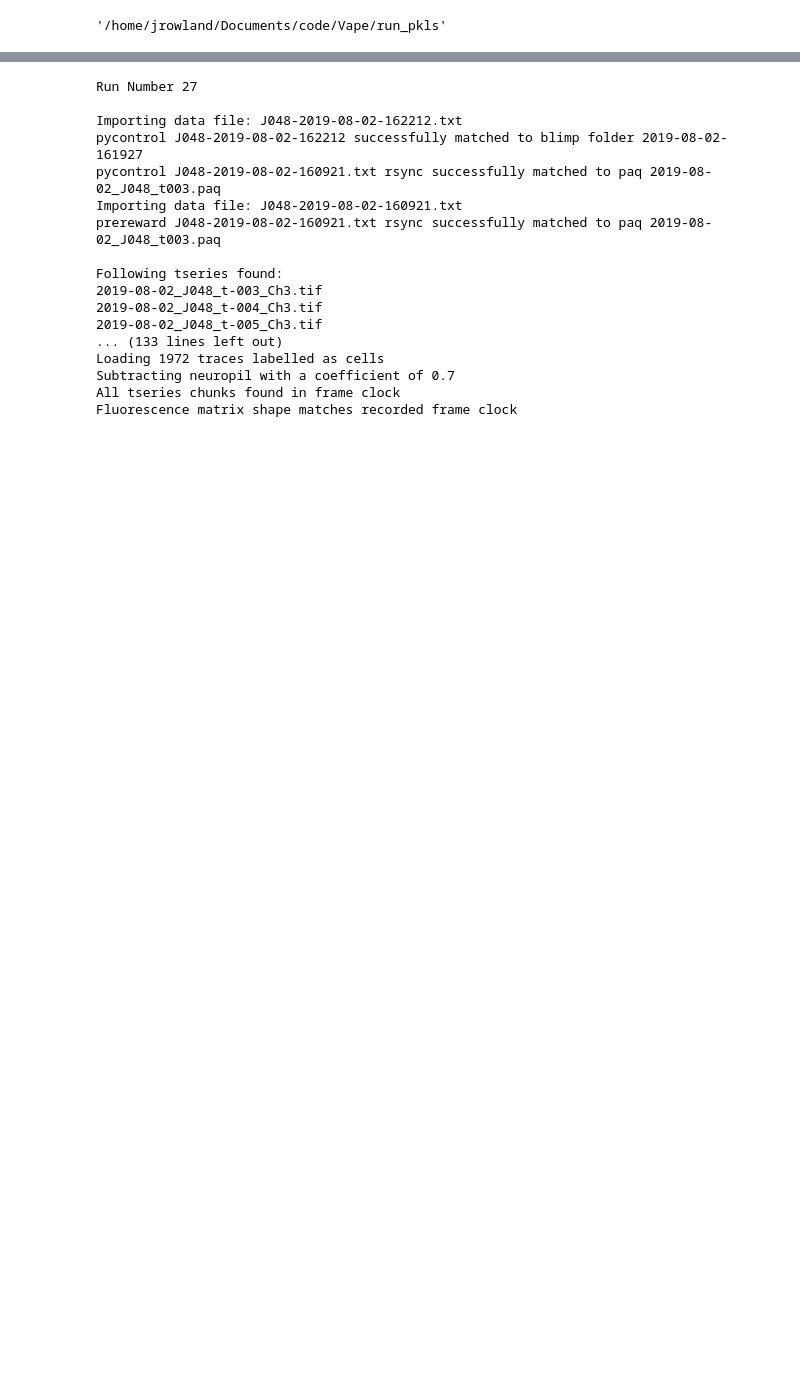
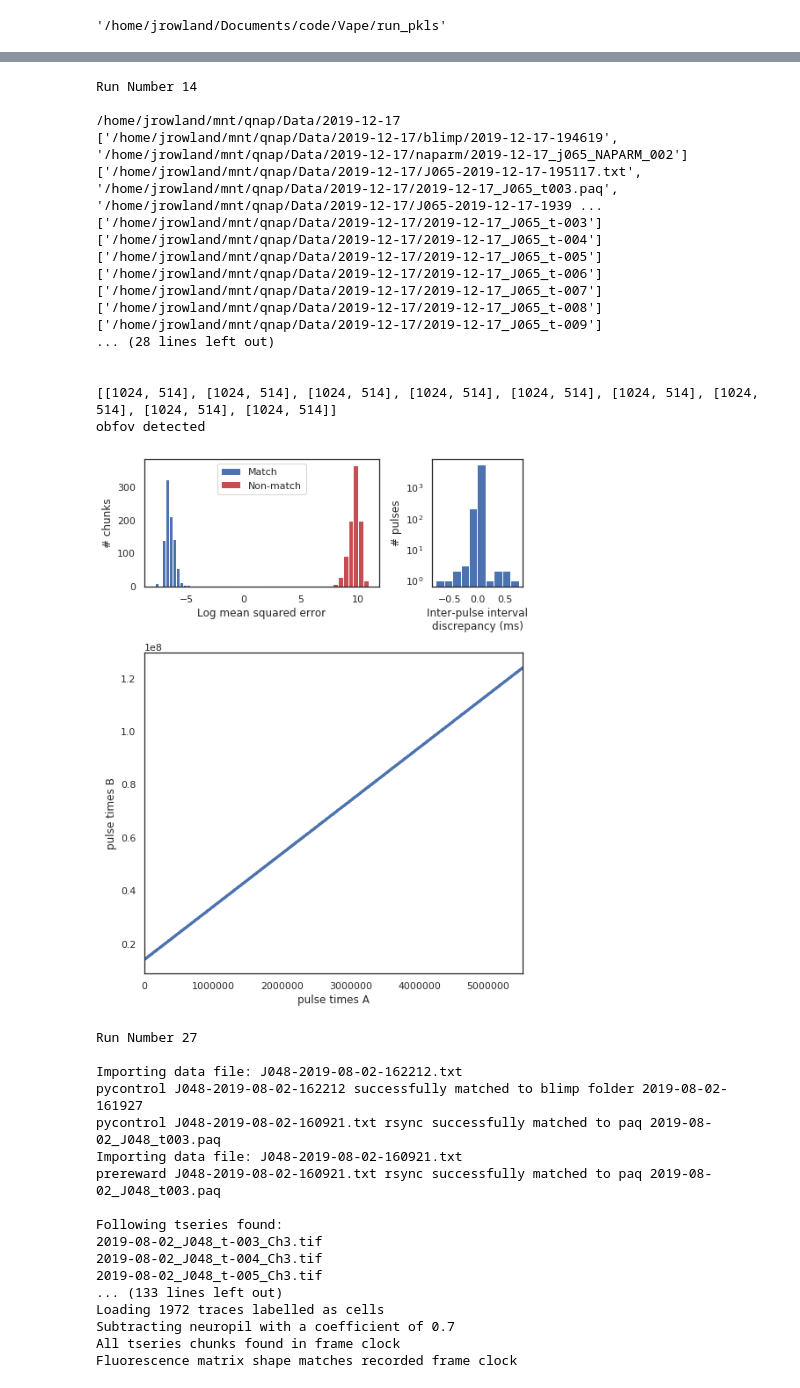
Before and after one commit to Packer-Lab/Vape, a Jupyter notebook: jupyter/preprocessing/cacher.ipynb, the cells around one changed output, grey strips where cells are left out. Saved outputs shown, nothing was run; the diff lists cells and outputs as text; code cells hidden in the pictures; blank space fills up the shorter version.

```diff
--- a/jupyter/preprocessing/cacher.ipynb
+++ b/jupyter/preprocessing/cacher.ipynb
@@ -47,0 +43,32 @@ NameError: name 'valueerror' is not defined
+# %%
+mouse_id = 'J065'
+#run_numbers = [10,11,12,13,14,15]
+
+
+### fix me ######
+run_numbers = [14]
+for run_number in run_numbers:
+
+    cprint('\n\nRun Number {}\n'.format(run_number), attrs=['bold'])
+
+    cacher.main(mouse_id, run_number, pkl_path,
+                reprocess=True, reload=True, do_s2p=False, do_flu_preprocess=False)
+# %% [output]
+Run Number 14
+
+/home/jrowland/mnt/qnap/Data/2019-12-17
+['/home/jrowland/mnt/qnap/Data/2019-12-17/blimp/2019-12-17-194619', '/home/jrowland/mnt/qnap/Data/2019-12-17/naparm/2019-12-17_j065_NAPARM_002']
+['/home/jrowland/mnt/qnap/Data/2019-12-17/J065-2019-12-17-195117.txt', '/home/jrowland/mnt/qnap/Data/2019-12-17/2019-12-17_J065_t003.paq', '/home/jrowland/mnt/qnap/Data/2019-12-17/J065-2019-12-17-1939 ...
+['/home/jrowland/mnt/qnap/Data/2019-12-17/2019-12-17_J065_t-003']
+['/home/jrowland/mnt/qnap/Data/2019-12-17/2019-12-17_J065_t-004']
+['/home/jrowland/mnt/qnap/Data/2019-12-17/2019-12-17_J065_t-005']
+['/home/jrowland/mnt/qnap/Data/2019-12-17/2019-12-17_J065_t-006']
+['/home/jrowland/mnt/qnap/Data/2019-12-17/2019-12-17_J065_t-007']
+['/home/jrowland/mnt/qnap/Data/2019-12-17/2019-12-17_J065_t-008']
+['/home/jrowland/mnt/qnap/Data/2019-12-17/2019-12-17_J065_t-009']
+... (28 lines left out)
+
+
+[[1024, 514], [1024, 514], [1024, 514], [1024, 514], [1024, 514], [1024, 514], [1024, 514], [1024, 514], [1024, 514]]
+obfov detected
+[figure, added]
```
Also changed, not shown: parts of 3 cells of this notebook, 6 other files.
